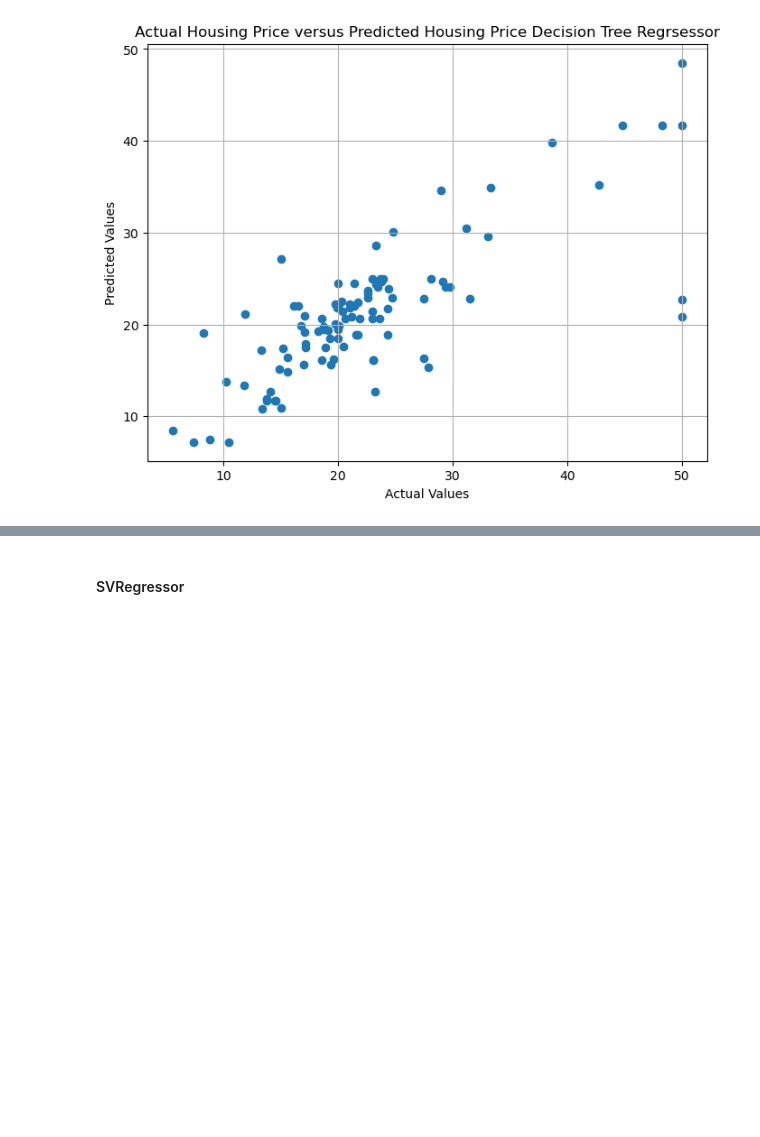
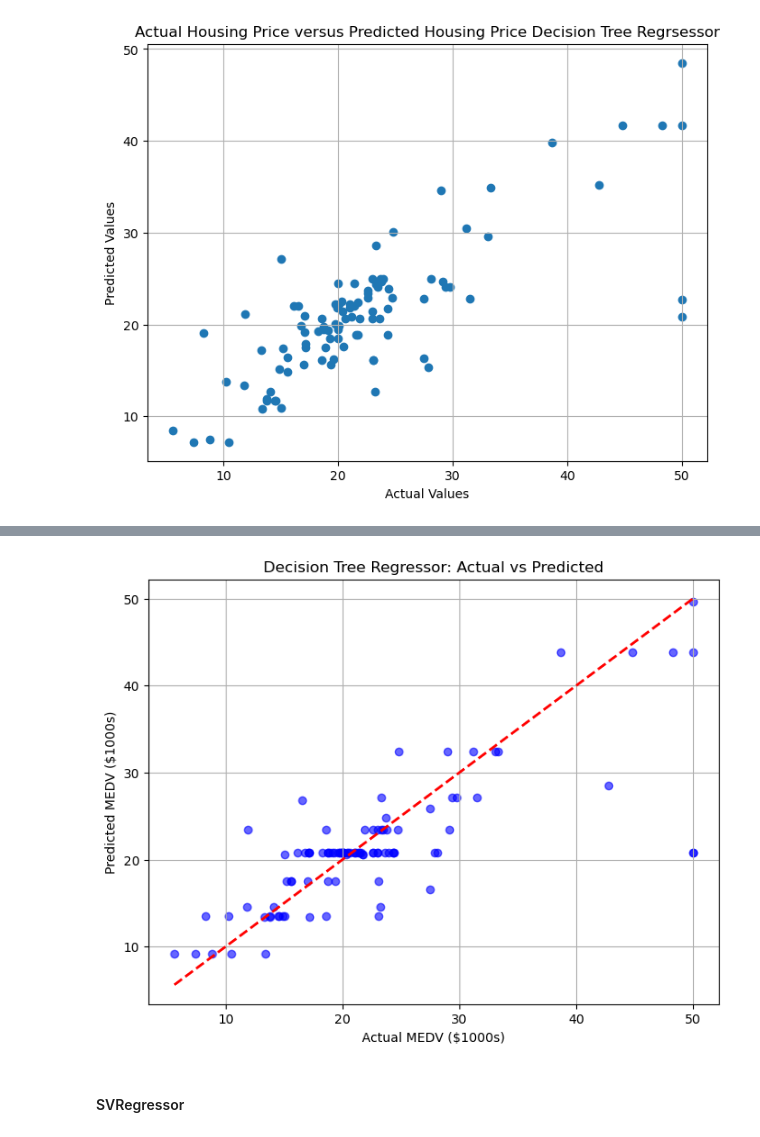
Before and after one commit to Syaza777/Regression_Boston-House-Price_KNR_DTR_SVR, a Jupyter notebook: Lab4Exercise.ipynb, the cells around one changed output, grey strips where cells are left out. Cells and saved outputs as stored; diff of their text form; code cells hidden in the pictures; blank space fills up the shorter version.

Commit message:
Added Hyperparameter Tuning Results

```diff
--- a/Lab4Exercise.ipynb
+++ b/Lab4Exercise.ipynb
@@ -235,3 +310,21 @@ print("RMSE:", rmse)
 R-squared: 0.6019035496385025
 MAE: 3.5107843137254893
 RMSE: 5.693537788494919
+# %%
+# Define hyperparameter grid
+dtr_params = {
+    'max_depth': [None, 5, 10, 15],
+    'min_samples_split': [2, 5, 10],
+    'min_samples_leaf': [1, 2, 4]
+}
+
+# Create Decision Tree Regressor
+dtr = DecisionTreeRegressor(random_state=42)
+
+# GridSearchCV with 5-fold cross-validation
+dtr_grid = GridSearchCV(dtr, dtr_params, cv=5, scoring='r2', n_jobs=-1)
+dtr_grid.fit(x_train, y_train)
+
+# Print best parameters and CV score
+print("Best Parameters:", dtr_grid.best_params_)
+print("Best 5-Fold CV R²:", dtr_grid.best_score_)
@@ -237,0 +334,13 @@ RMSE: 5.693537788494919
+# %%
+# Evaluate best model on test set
+best_dtr = dtr_grid.best_estimator_
+y_pred_dtr = best_dtr.predict(x_test)
+
+r2_dtr = r2_score(y_test, y_pred_dtr)
+mae_dtr = mean_absolute_error(y_test, y_pred_dtr)
+rmse_dtr = np.sqrt(mean_squared_error(y_test, y_pred_dtr))
+
+print("\nTuned Decision Tree Test Set Performance:")
+print("R-Squared:", r2_dtr)
+print("MAE:", mae_dtr)
+print("RMSE:", rmse_dtr)
@@ -238,3 +356,17 @@ RMSE: 5.693537788494919
+# %%
+import matplotlib.pyplot as plt
+
+# Plot Actual vs Predicted
+plt.figure(figsize=(8,6))
+plt.scatter(y_test, y_pred_dtr, color='blue', alpha=0.6)
+plt.plot([y_test.min(), y_test.max()], [y_test.min(), y_test.max()], 'r--', lw=2)  # diagonal line
+plt.xlabel("Actual MEDV ($1000s)")
+plt.ylabel("Predicted MEDV ($1000s)")
+plt.title("Decision Tree Regressor: Actual vs Predicted")
+plt.grid(True)
+plt.show()
+# %% [output]
+[figure, added]
 # %% [markdown]
 #### SVRegressor
 # %%
```
Also changed, not shown: parts of 22 cells of this notebook.
